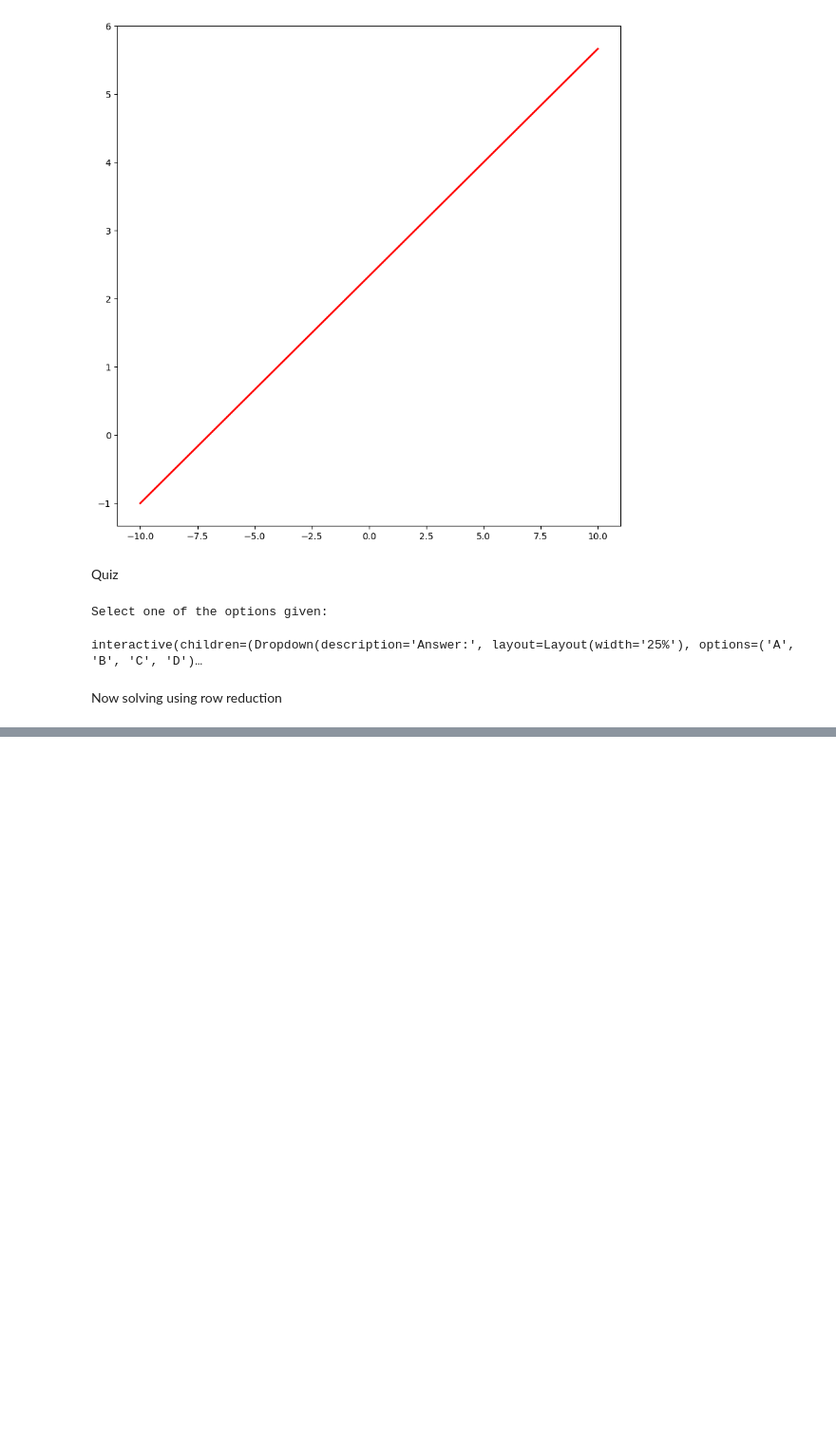
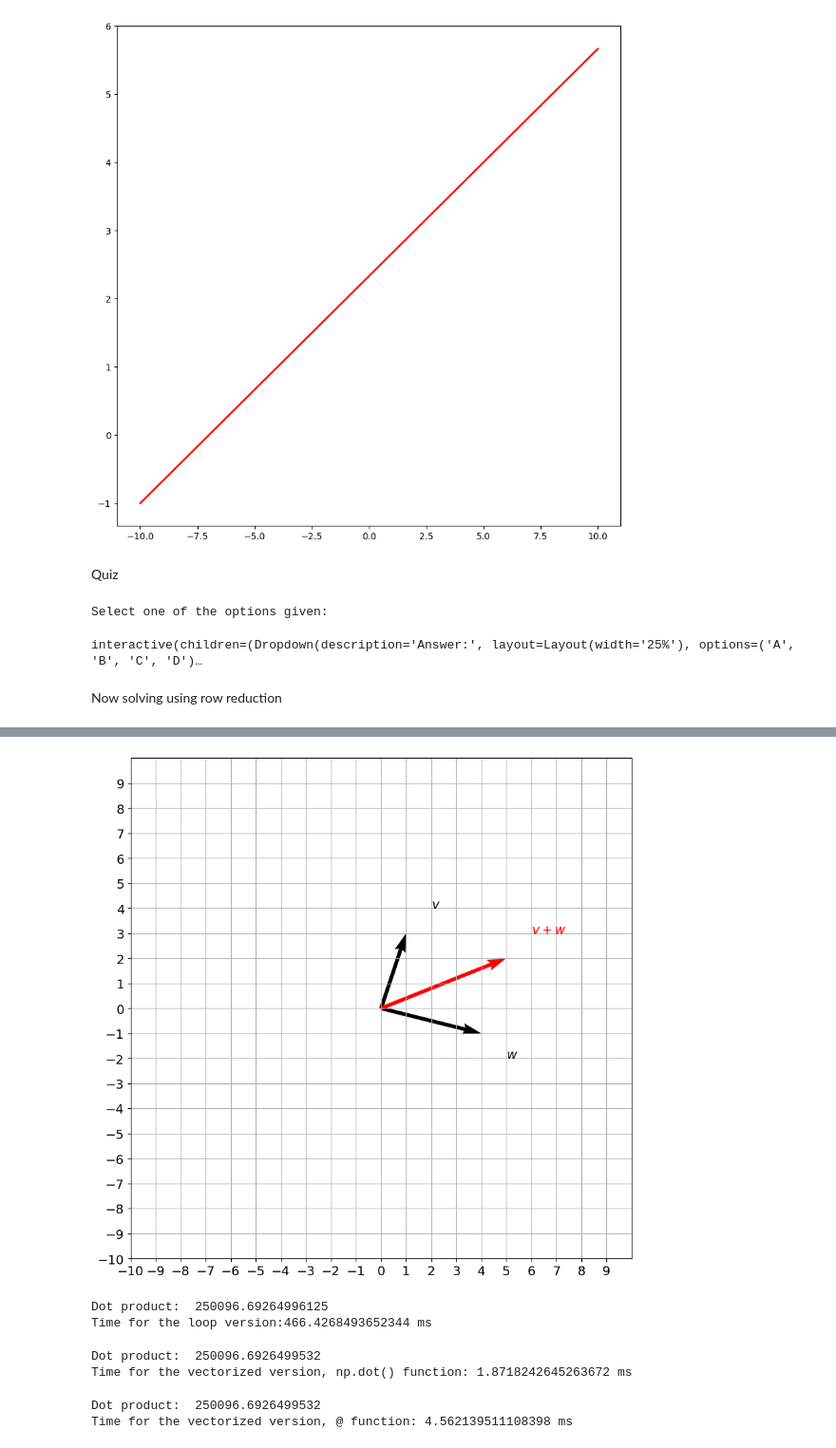
Before and after one commit to UsamaAliK/Numpy, a Jupyter notebook: NUMPY.ipynb, the cells around one changed output, grey strips where cells are left out. Shown at 95% size. Saved outputs shown, nothing was run; the diff lists cells and outputs as text; code cells hidden in the pictures; blank space fills up the shorter version.

```diff
--- a/NUMPY.ipynb
+++ b/NUMPY.ipynb
@@ -627,0 +632,7 @@ plot_vectors([v], [f"$v$"], ["black"])
+# %%
+v = np.array([[1],[3]])
+w = np.array([[4],[-1]])
+
+plot_vectors([v, w, v + w], ["$v$", "$w$", "$v + w$"], ["black", "black", "red"])
+# %% [output]
+[figure, added]
@@ -627,0 +648,29 @@ plot_vectors([v], [f"$v$"], ["black"])
+# %%
+import time
+
+tic = time.time()
+c = dot(a,b)
+toc = time.time()
+print("Dot product: ", c)
+print ("Time for the loop version:" + str(1000*(toc-tic)) + " ms")
+# %% [output]
+Dot product:  250096.69264996125
+Time for the loop version:466.4268493652344 ms
+# %%
+tic = time.time()
+c = np.dot(a,b)
+toc = time.time()
+print("Dot product: ", c)
+print ("Time for the vectorized version, np.dot() function: " + str(1000*(toc-tic)) + " ms")
+# %% [output]
+Dot product:  250096.6926499532
+Time for the vectorized version, np.dot() function: 1.8718242645263672 ms
+# %%
+tic = time.time()
+c = a @ b
+toc = time.time()
+print("Dot product: ", c)
+print ("Time for the vectorized version, @ function: " + str(1000*(toc-tic)) + " ms")
+# %% [output]
+Dot product:  250096.6926499532
+Time for the vectorized version, @ function: 4.562139511108398 ms
```
Also changed, not shown: parts of 16 cells of this notebook.
